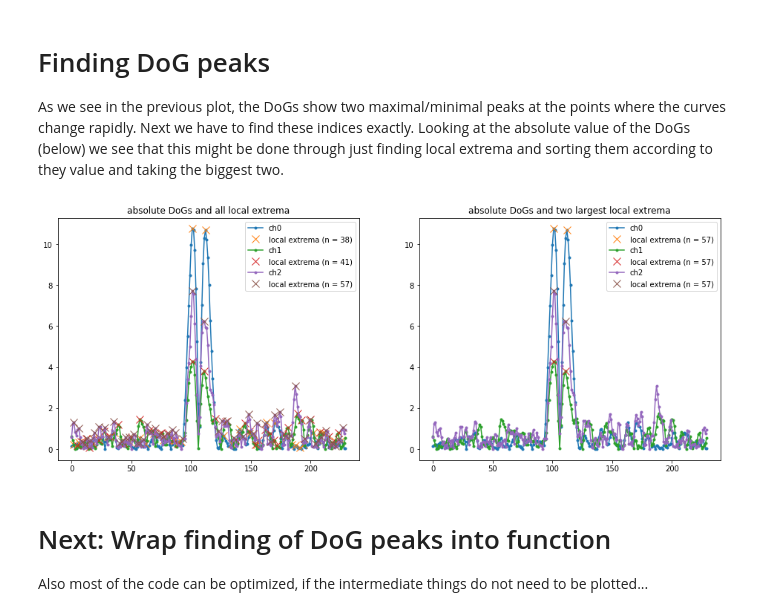
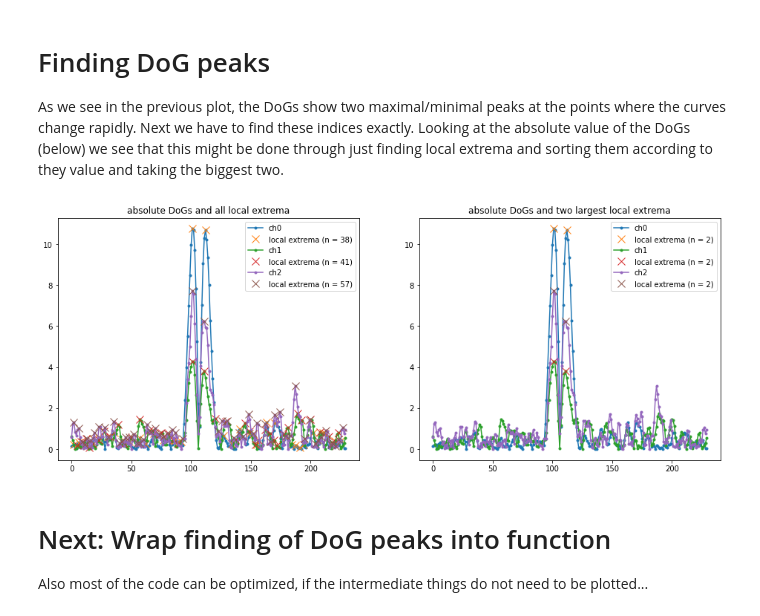
Before and after one commit to jleugeri/traumschreiber_EOG, a Jupyter notebook: patrick/data_analysis.ipynb, the cells around one changed output. Cells and saved outputs as stored; diff of their text form; code cells hidden in the pictures.

```diff
--- a/patrick/data_analysis.ipynb
+++ b/patrick/data_analysis.ipynb
@@ -400,35 +400,35 @@ sorted_dog_idxs = np.argsort(abs_dogs, axis=0)[::-1,:]
 # # cols need to be accessed as before, just create indices with range!
 # sorted_dogs = abs_dogs[sorted_dog_idxs, range(3)]
 # # sort peaks aswell
 # sorted_peaks = peaks[sorted_dog_idxs, range(3)]
 
 
 plt.subplot(122)
 plt.title('absolute DoGs and two largest local extrema')
 
 for dog_data, peak_data, sorted_idxs, label in zip(abs_dogs.T, peaks.T, sorted_dog_idxs.T, channel_names):
     # sort the DoGs
     sorted_dogs = dog_data[sorted_idxs]
 
     # for sorted DoGs: are they peaks?
     sorted_peaks = peak_data[sorted_idxs]
     # indices of first two peaks in the sorted DoGs order
     two_peaks_idxs = sorted_peaks.nonzero()[0][:2]
 
     # get x coordinates of two largest peaks through index back-conversion
     two_peaks_x = sorted_idxs[two_peaks_idxs]
     # get y coordinates of two largest peaks
     two_peaks_y = sorted_dogs[two_peaks_idxs]
 
 
     plt.plot(dog_data, '.-', label=label)
     plt.plot(two_peaks_x, two_peaks_y,
-             'x', label='local extrema (n = {})'.format(peak_idxs.shape[0]), markersize=10)
+             'x', label='local extrema (n = {})'.format(two_peaks_idxs.shape[0]), markersize=10)
 plt.legend()
 
 pass
 # %% [output]
-[figure, old version]
+[figure, new version]
 # %% [markdown]
 # Next: Wrap finding of DoG peaks into function
 Also most of the code can be optimized, if the intermediate things do not need to be plotted...
```
Also changed, not shown: parts of 1 cell of this notebook.
